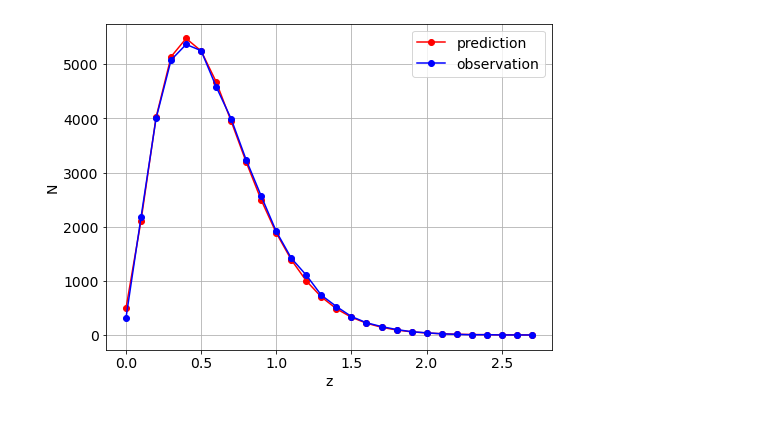
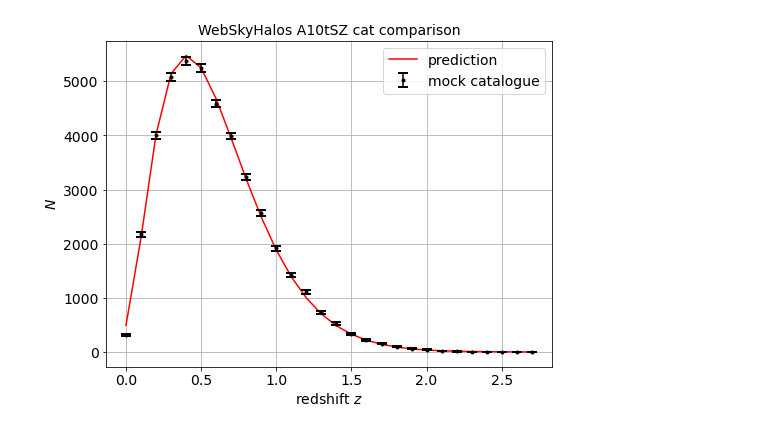
Before and after one commit to simonsobs/SOLikeT, a Jupyter notebook: soliket/binned_clusters/notebooks/Nz_test.ipynb, the cells around one changed output. Cells and saved outputs as stored; diff of their text form; code cells hidden in the pictures.

```diff
--- a/soliket/binned_clusters/notebooks/Nz_test.ipynb
+++ b/soliket/binned_clusters/notebooks/Nz_test.ipynb
@@ -91,14 +91,15 @@ Nz = like._get_theory(pk_intp, **SZparams)
 # %%
 z, catNz = like.delNcat
 
 plt.figure(figsize=(8,6))
-plt.plot(z, Nz, 'ro-', label='prediction')
-plt.plot(z, catNz, 'bo-', label='observation')
-plt.xlabel('z', fontsize=14)
-plt.ylabel('N', fontsize=14)
+plt.plot(z, Nz, 'r-', label='prediction')
+plt.errorbar(z, catNz, yerr=np.sqrt(catNz), color='black', fmt='o', ms=3, capsize=5, capthick=2, ls='none', label='mock catalogue')
+plt.xlabel('redshift $z$', fontsize=14)
+plt.ylabel('$N$', fontsize=14)
+plt.title('WebSkyHalos A10tSZ cat comparison', fontsize=14)
 plt.xticks(fontsize=14)
 plt.yticks(fontsize=14)
 plt.legend(fontsize=14)
 plt.grid()
 # %% [output]
-[figure, old version]
+[figure, new version]
```
Also changed, not shown: parts of 3 cells of this notebook, 1 other file.
